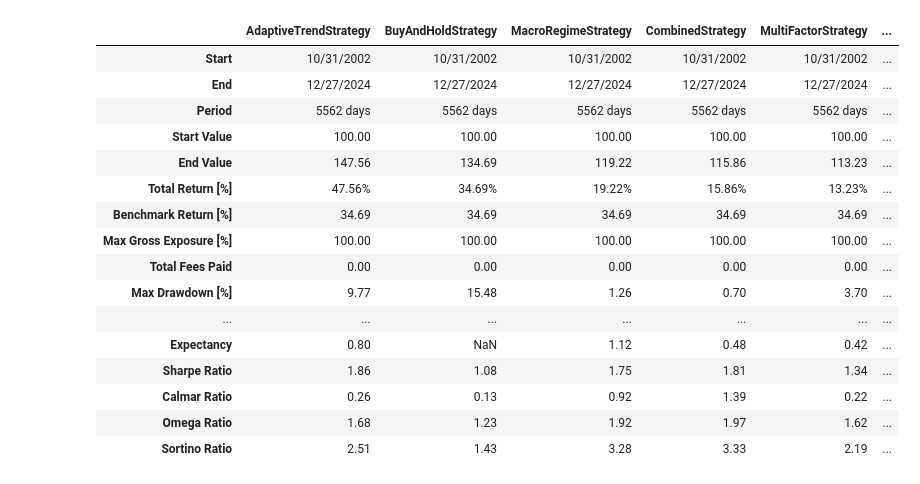
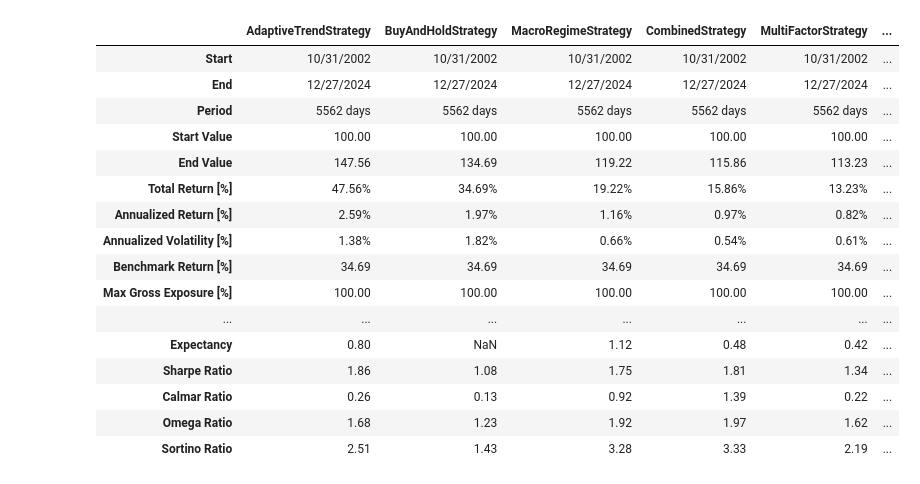
Before and after one commit to ewswlw/backtester, a Jupyter notebook: notebooks/vector_bt.ipynb, the cells around one changed output. Cells and saved outputs as stored; diff of their text form; code cells hidden in the pictures.

```diff
--- a/notebooks/vector_bt.ipynb
+++ b/notebooks/vector_bt.ipynb
@@ -146,12 +167,6 @@ formatted_df
 | Omega Ratio | 3.60 | 4.31 | 1.23 | 2.21 | 2.26 | ... |
 | Sortino Ratio | 11.04 | 9.56 | 1.43 | 3.52 | 4.23 | ... |
 # %%
-import io
-import sys
-from contextlib import redirect_stdout
-import pandas as pd
-from datetime import datetime
-
 # Dictionary to store stats for each strategy
 all_stats = {}
 
@@ -173,7 +188,7 @@ for strategy in strategies:
     entries = resampled_signals & ~resampled_signals.shift(1).fillna(False)
     exits = ~resampled_signals & resampled_signals.shift(1).fillna(False)
 
-    # Get only the portfolio stats
+    # Get portfolio
     pf = vbt.Portfolio.from_signals(
         price,
         entries,
@@ -184,12 +199,31 @@ for strategy in strategies:
         size_type='percent',
         accumulate=False
     )
-    # Store just the portfolio stats
+
+    # Get portfolio stats
     stats_series = pf.stats()
+
+    # Get returns stats
+    returns = pf.returns()
+    returns_stats = returns.vbt.returns(freq='1D', year_freq='365D')
+
+    # Add annualized metrics
+    stats_series['Annualized Return [%]'] = returns_stats.annualized() * 100
+    stats_series['Annualized Volatility [%]'] = returns_stats.annualized_volatility() * 100
+
     all_stats[strategy.__class__.__name__] = stats_series
 
 # Convert to DataFrame and sort by Total Return
 df_stats = pd.DataFrame(all_stats).sort_values(by='Total Return [%]', axis=1, ascending=False)
+
+# Reorder rows to put new metrics after Total Return [%]
+ordered_rows = df_stats.index.tolist()
+total_return_idx = ordered_rows.index('Total Return [%]')
+ordered_rows.remove('Annualized Return [%]')
+ordered_rows.remove('Annualized Volatility [%]')
+ordered_rows.insert(total_return_idx + 1, 'Annualized Return [%]')
+ordered_rows.insert(total_return_idx + 2, 'Annualized Volatility [%]')
+df_stats = df_stats.reindex(ordered_rows)
 
 # Format specific columns
 def format_stats(df):
@@ -199,48 +233,50 @@ def format_stats(df):
     formatted_df.loc['Start'] = formatted_df.loc['Start'].apply(lambda x: pd.to_datetime(x).strftime('%m/%d/%Y'))
     formatted_df.loc['End'] = formatted_df.loc['End'].apply(lambda x: pd.to_datetime(x).strftime('%m/%d/%Y'))
 
-    # Format Total Return
-    formatted_df.loc['Total Return [%]'] = formatted_df.loc['Total Return [%]'].apply(
-        lambda x: f"{x:.2f}%" if pd.notnull(x) else x
-    )
+    # Format percentage returns
+    percentage_rows = ['Total Return [%]', 'Annualized Return [%]', 'Annualized Volatility [%]']
+    for row in percentage_rows:
+        formatted_df.loc[row] = formatted_df.loc[row].apply(
+            lambda x: f"{x:.2f}%" if pd.notnull(x) else x
+        )
 
     # Format Start Value and End Value to 2 decimal points
     for row in ['Start Value', 'End Value']:
         formatted_df.loc[row] = formatted_df.loc[row].apply(lambda x: f"{x:.2f}" if pd.notnull(x) else x)
 
     # Format all duration-related fields to just days
     duration_rows = ['Avg Winning Trade Duration', 'Avg Losing Trade Duration', 'Max Drawdown Duration', 'Period']
     for row in duration_rows:
         if row in formatted_df.index:
             formatted_df.loc[row] = formatted_df.loc[row].apply(
                 lambda x: f"{pd.Timedelta(x).days} days" if pd.notnull(x) else x
             )
 
     # Round all other numeric values to 2 decimal points
     numeric_rows = [idx for idx in formatted_df.index
-                   if idx not in ['Start', 'End', 'Total Return [%]'] + duration_rows + ['Start Value', 'End Value']]
+                   if idx not in ['Start', 'End'] + percentage_rows + duration_rows + ['Start Value', 'End Value']]
     for row in numeric_rows:
         formatted_df.loc[row] = formatted_df.loc[row].apply(
             lambda x: f"{float(x):.2f}" if pd.notnull(x) and not isinstance(x, pd.Timedelta) else x
         )
 
     return formatted_df
 
 # Apply formatting
 formatted_df = format_stats(df_stats)
 formatted_df
 # %% [output]
 |  | AdaptiveTrendStrategy | BuyAndHoldStrategy | MacroRegimeStrategy | CombinedStrategy | MultiFactorStrategy | ... |
 | Start | 10/31/2002 | 10/31/2002 | 10/31/2002 | 10/31/2002 | 10/31/2002 | ... |
 | End | 12/27/2024 | 12/27/2024 | 12/27/2024 | 12/27/2024 | 12/27/2024 | ... |
 | Period | 5562 days | 5562 days | 5562 days | 5562 days | 5562 days | ... |
 | Start Value | 100.00 | 100.00 | 100.00 | 100.00 | 100.00 | ... |
 | End Value | 147.56 | 134.69 | 119.22 | 115.86 | 113.23 | ... |
 | Total Return [%] | 47.56% | 34.69% | 19.22% | 15.86% | 13.23% | ... |
+| Annualized Return [%] | 2.59% | 1.97% | 1.16% | 0.97% | 0.82% | ... |
+| Annualized Volatility [%] | 1.38% | 1.82% | 0.66% | 0.54% | 0.61% | ... |
 | Benchmark Return [%] | 34.69 | 34.69 | 34.69 | 34.69 | 34.69 | ... |
 | Max Gross Exposure [%] | 100.00 | 100.00 | 100.00 | 100.00 | 100.00 | ... |
-| Total Fees Paid | 0.00 | 0.00 | 0.00 | 0.00 | 0.00 | ... |
-| Max Drawdown [%] | 9.77 | 15.48 | 1.26 | 0.70 | 3.70 | ... |
 | ... | ... | ... | ... | ... | ... | ... |
 | Expectancy | 0.80 | NaN | 1.12 | 0.48 | 0.42 | ... |
 | Sharpe Ratio | 1.86 | 1.08 | 1.75 | 1.81 | 1.34 | ... |
```
Also changed, not shown: parts of 3 cells of this notebook.
